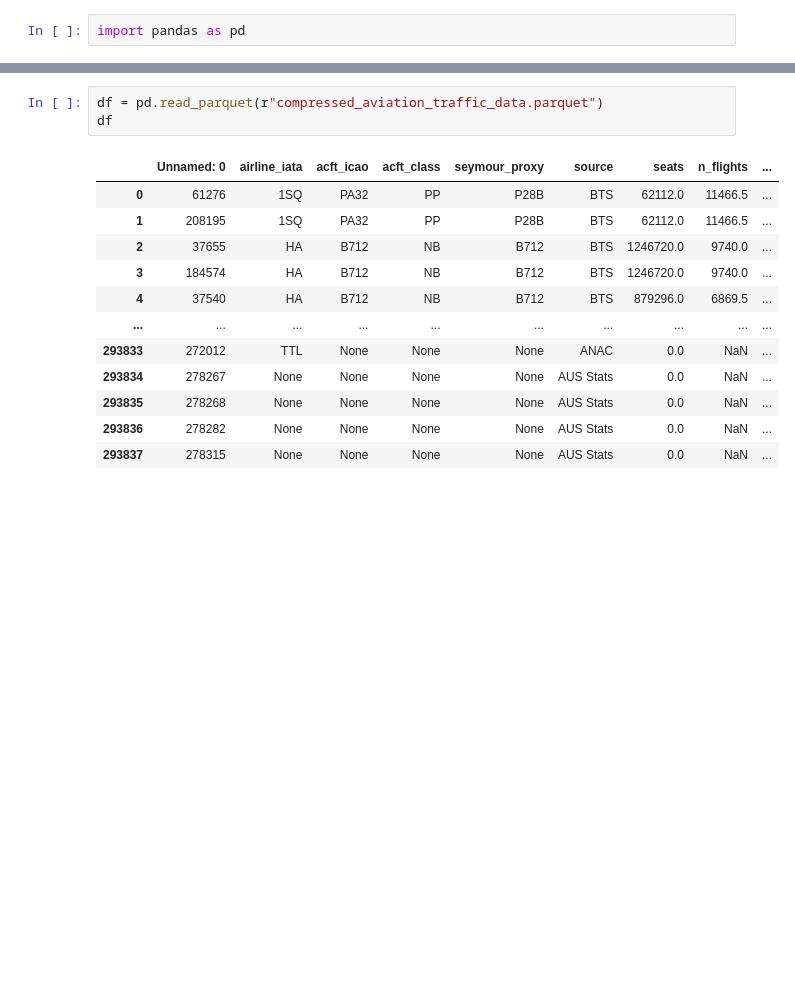
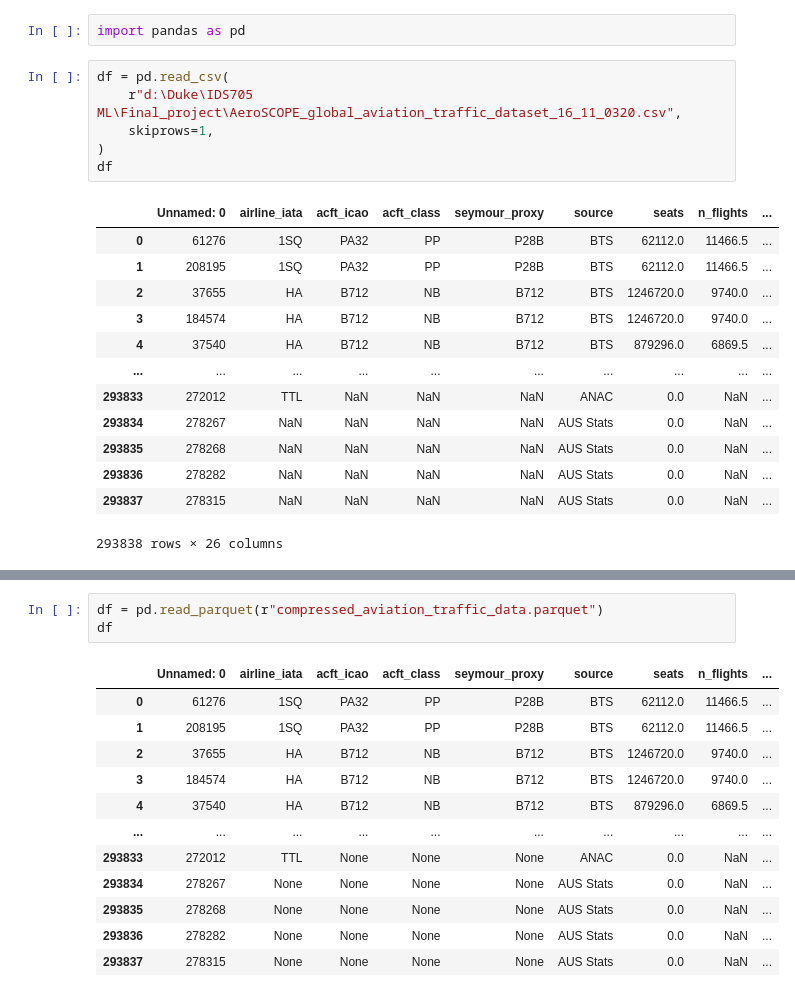
Before and after one commit to monatagelsir7/enivornmental_impact_of_aviation, a Jupyter notebook: EDA.ipynb, the cells around one changed output, grey strips where cells are left out. Cells and saved outputs as stored; diff of their text form; blank space fills up the shorter version.

```diff
--- a/EDA.ipynb
+++ b/EDA.ipynb
@@ -1,2 +1,22 @@
 # %%
 import pandas as pd
+# %%
+df = pd.read_csv(
+    r"d:\Duke\IDS705 ML\Final_project\AeroSCOPE_global_aviation_traffic_dataset_16_11_0320.csv",
+    skiprows=1,
+)
+df
+# %% [output]
+|  | Unnamed: 0 | airline_iata | acft_icao | acft_class | seymour_proxy | source | seats | n_flights | ... |
+| 0 | 61276 | 1SQ | PA32 | PP | P28B | BTS | 62112.0 | 11466.5 | ... |
+| 1 | 208195 | 1SQ | PA32 | PP | P28B | BTS | 62112.0 | 11466.5 | ... |
+| 2 | 37655 | HA | B712 | NB | B712 | BTS | 1246720.0 | 9740.0 | ... |
+| 3 | 184574 | HA | B712 | NB | B712 | BTS | 1246720.0 | 9740.0 | ... |
+| 4 | 37540 | HA | B712 | NB | B712 | BTS | 879296.0 | 6869.5 | ... |
+| ... | ... | ... | ... | ... | ... | ... | ... | ... | ... |
+| 293833 | 272012 | TTL | NaN | NaN | NaN | ANAC | 0.0 | NaN | ... |
+| 293834 | 278267 | NaN | NaN | NaN | NaN | AUS Stats | 0.0 | NaN | ... |
+| 293835 | 278268 | NaN | NaN | NaN | NaN | AUS Stats | 0.0 | NaN | ... |
+| 293836 | 278282 | NaN | NaN | NaN | NaN | AUS Stats | 0.0 | NaN | ... |
+| 293837 | 278315 | NaN | NaN | NaN | NaN | AUS Stats | 0.0 | NaN | ... |
+293838 rows × 26 columns
```
Also changed, not shown: parts of 23 cells of this notebook, 1 other file.
